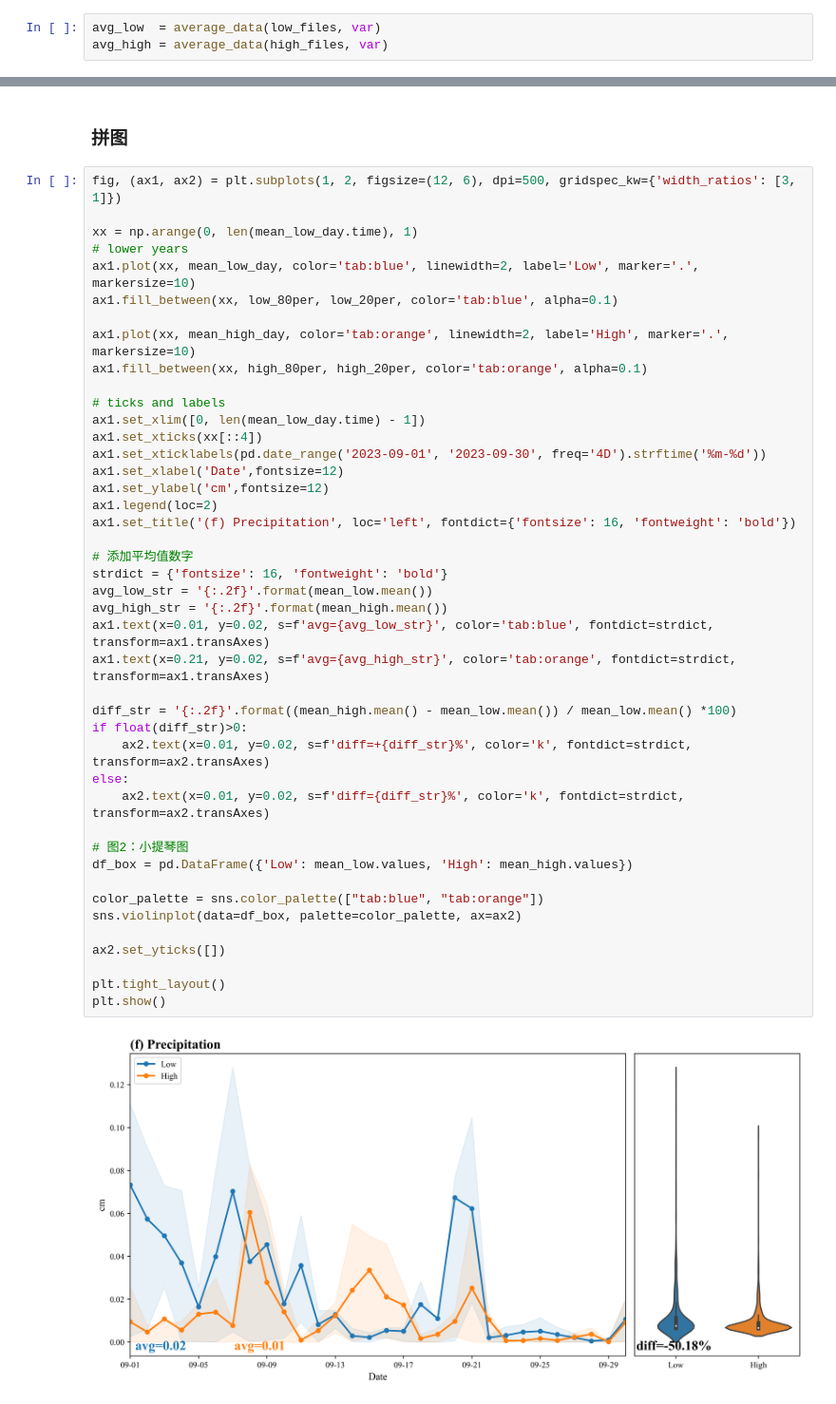
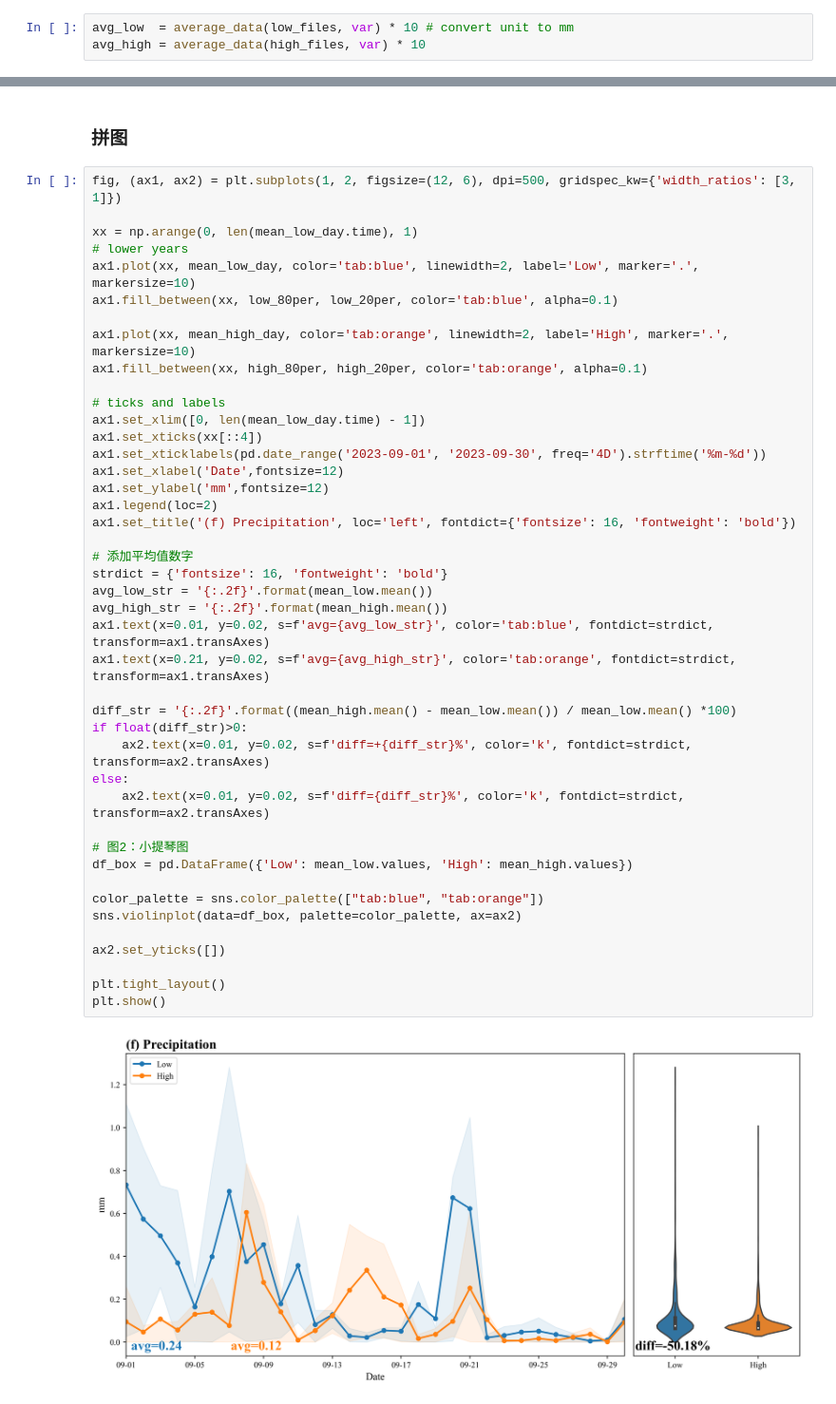
Before and after one commit to Iphisxu/MasterGRAD-Annually, a Jupyter notebook: scripts/Plot_line/precip.ipynb, the cells around one changed output, grey strips where cells are left out. Shown at 95% size. Drawn from its saved outputs; the diff is of its cells as text.

```diff
--- a/scripts/Plot_line/precip.ipynb
+++ b/scripts/Plot_line/precip.ipynb
@@ -45,8 +45,8 @@ low_files
  'D:/data/Graduation/processed/Sep_2015/Sep_2015_mcip.nc',
  'D:/data/Graduation/processed/Sep_2014/Sep_2014_mcip.nc']
 # %%
-avg_low  = average_data(low_files, var)
-avg_high = average_data(high_files, var)
+avg_low  = average_data(low_files, var) * 10 # convert unit to mm
+avg_high = average_data(high_files, var) * 10
 # %% [markdown]
 ## 计算珠三角范围平均
 # %%
@@ -119,32 +119,32 @@ ax1.set_xlim([0, len(mean_low_day.time) - 1])
 ax1.set_xticks(xx[::4])
 ax1.set_xticklabels(pd.date_range('2023-09-01', '2023-09-30', freq='4D').strftime('%m-%d'))
 ax1.set_xlabel('Date',fontsize=12)
-ax1.set_ylabel('cm',fontsize=12)
+ax1.set_ylabel('mm',fontsize=12)
 ax1.legend(loc=2)
 ax1.set_title('(f) Precipitation', loc='left', fontdict={'fontsize': 16, 'fontweight': 'bold'})
 
 # 添加平均值数字
 strdict = {'fontsize': 16, 'fontweight': 'bold'}
 avg_low_str = '{:.2f}'.format(mean_low.mean())
 avg_high_str = '{:.2f}'.format(mean_high.mean())
 ax1.text(x=0.01, y=0.02, s=f'avg={avg_low_str}', color='tab:blue', fontdict=strdict, transform=ax1.transAxes)
 ax1.text(x=0.21, y=0.02, s=f'avg={avg_high_str}', color='tab:orange', fontdict=strdict, transform=ax1.transAxes)
 
 diff_str = '{:.2f}'.format((mean_high.mean() - mean_low.mean()) / mean_low.mean() *100)
 if float(diff_str)>0:
     ax2.text(x=0.01, y=0.02, s=f'diff=+{diff_str}%', color='k', fontdict=strdict, transform=ax2.transAxes)
 else:
     ax2.text(x=0.01, y=0.02, s=f'diff={diff_str}%', color='k', fontdict=strdict, transform=ax2.transAxes)
 
 # 图2：小提琴图
 df_box = pd.DataFrame({'Low': mean_low.values, 'High': mean_high.values})
 
 color_palette = sns.color_palette(["tab:blue", "tab:orange"])
 sns.violinplot(data=df_box, palette=color_palette, ax=ax2)
 
 ax2.set_yticks([])
 
 plt.tight_layout()
 plt.show()
 # %% [output]
-[figure, old version]
+[figure, new version]
```
Also changed, not shown: parts of 1 cell of this notebook, 1 other file.
